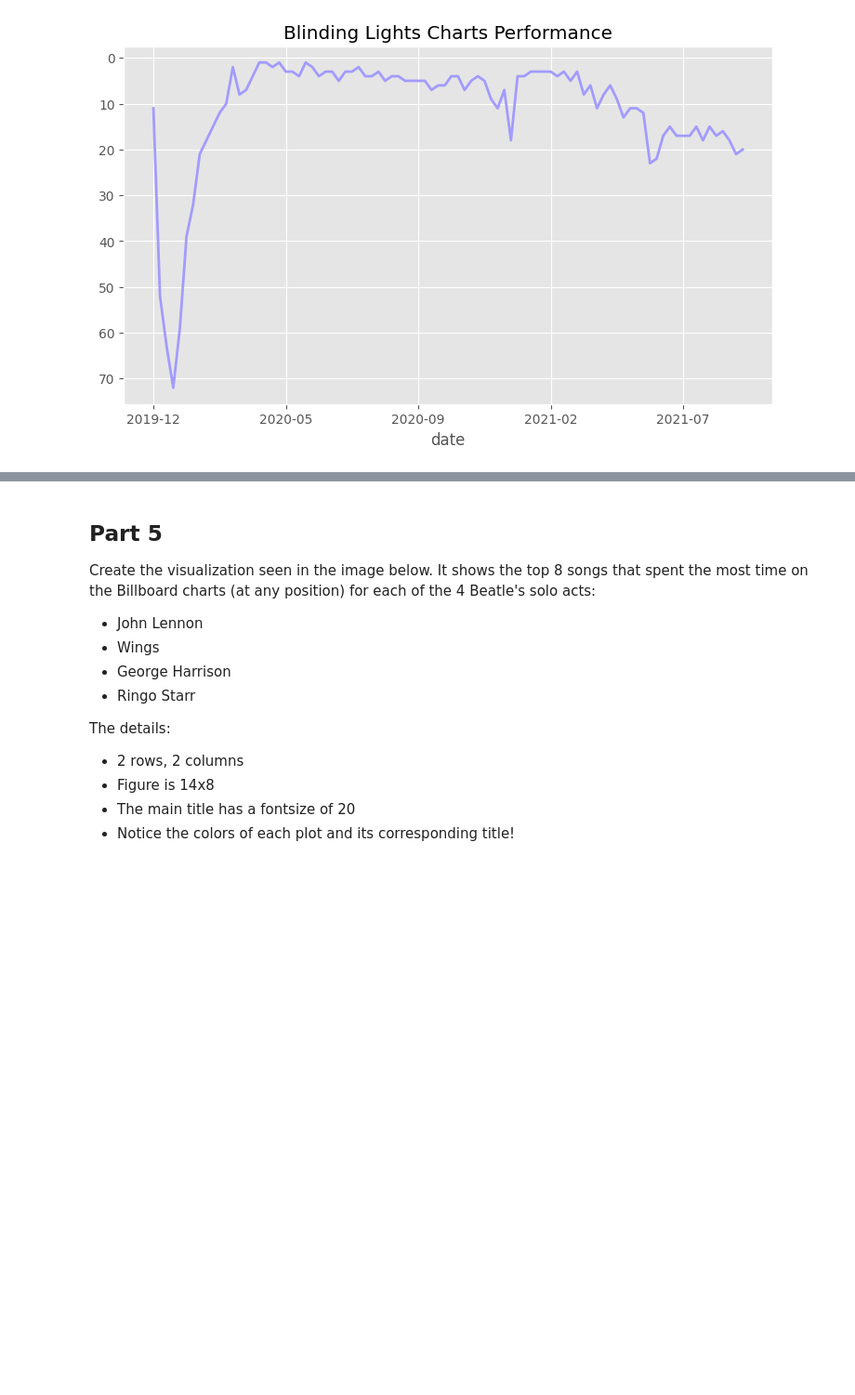
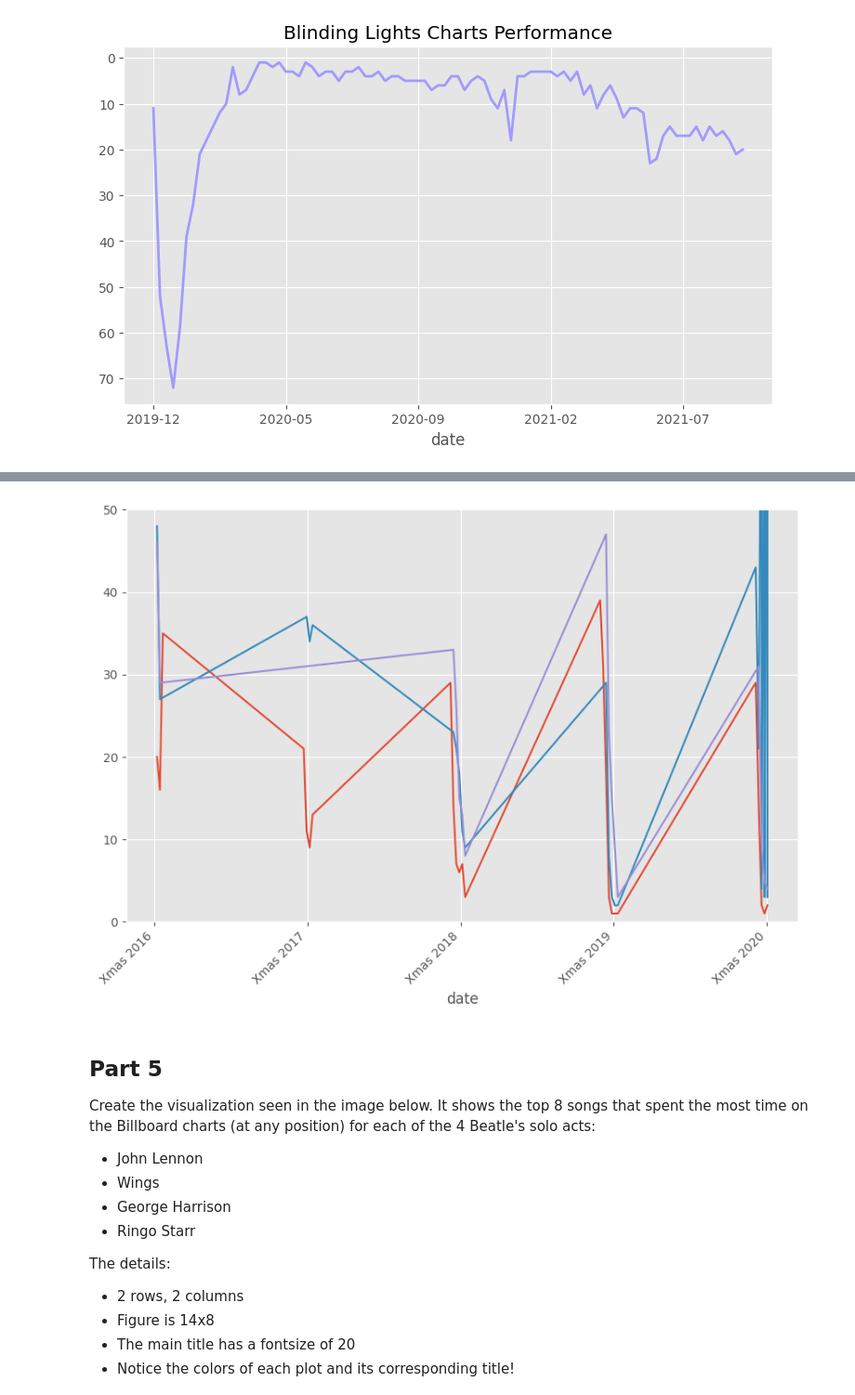
Before and after one commit to harshitgupta240197/Python, a Jupyter notebook: Pandas + Matplotlib/Exercise/EXERCISE_12_Pandas_Plotting.ipynb, the cells around one changed output, grey strips where cells are left out. Shown at 93% size. Drawn from its saved outputs; the diff is of its cells as text; code cells hidden in the pictures; blank space fills up the shorter version.

Commit message:
Completed exercse on advanced line plot

```diff
--- a/Pandas + Matplotlib/Exercise/EXERCISE_12_Pandas_Plotting.ipynb
+++ b/Pandas + Matplotlib/Exercise/EXERCISE_12_Pandas_Plotting.ipynb
@@ -192,0 +202,10 @@ To invert the y-axis, use `plt.gca().invert_yaxis()`
+# %%
+selcted_date_range = billboard['date'].between('2016-12-25', '2021-01-01')
+# %%
+billboard_song1 = billboard[(billboard['song'] == "All I Want For Christmas Is You") & selcted_date_range]
+billboard_song2 = billboard[(billboard['song'] == "Rockin' Around The Christmas Tree") & selcted_date_range]
+billboard_song3 = billboard[(billboard['song'] == 'Jingle Bell Rock') & selcted_date_range]
+# %%
+billboard_song1.set_index('date', inplace=True)
+billboard_song2.set_index('date', inplace=True)
+billboard_song3.set_index('date', inplace=True)
@@ -193,3 +222,17 @@ To invert the y-axis, use `plt.gca().invert_yaxis()`
+# %%
+plt.figure(figsize=(10,7))
+plt.gca().invert_yaxis()
+billboard_song1['rank'].sort_index().plot()
+billboard_song2['rank'].sort_index().plot()
+billboard_song3['rank'].sort_index().plot()
+
+plt.ylim(0,50)
+xmas = pd.to_datetime(['2016-12-25', '2017-12-25', '2018-12-25',
+                       '2019-12-25', '2020-12-25'])
+plt.xticks(xmas, ['Xmas 2016', 'Xmas 2017', 'Xmas 2018',
+                  'Xmas 2019', 'Xmas 2020'], rotation=45);
+# %% [output]
+[figure, added]
 # %% [markdown]
 ## Part 5
 
```
Also changed, not shown: parts of 2 cells of this notebook.
